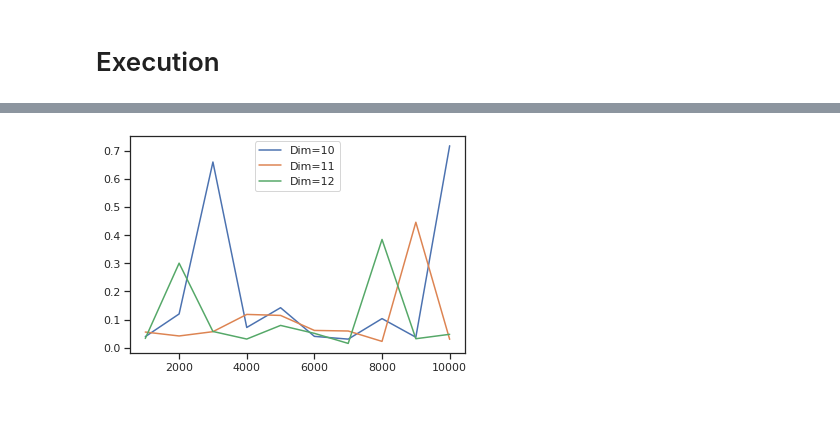
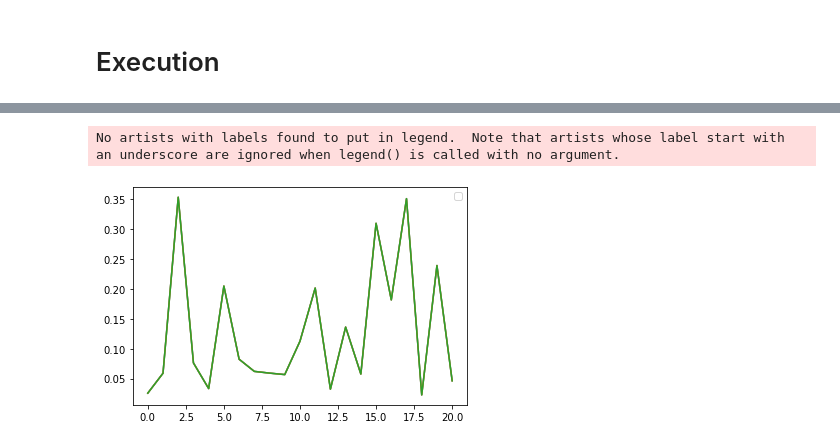
Before and after one commit to Blaine-Mason/NSF-Phase2, a Jupyter notebook: tensor_gmm.ipynb, the cells around one changed output, grey strips where cells are left out. Saved outputs shown, nothing was run; the diff lists cells and outputs as text; code cells hidden in the pictures; blank space fills up the shorter version.

```diff
--- a/tensor_gmm.ipynb
+++ b/tensor_gmm.ipynb
@@ -178,26 +180,3 @@ def add_noise(X, thresh):
     return X
 # %% [markdown]
 # Execution
-# %%
-d = 10
-k = 6
-n = 1000
-tot = k * n
-s = 2
-dist = 20
-spher = True
-cov_range = 2
-
-
-X, A = generate_data()
-X, A = center_gmm(X, A)
-mu = calculate_first_moment(X)
-Sigma = calculate_second_moment(X)
-
-s_est, W, X_whit = extract_information_from_second_moment(Sigma, X)
-
-V_est, lamb = perform_tensor_power_method(X_whit, W, s_est, mu)
-
-A_est = perform_backwards_transformation(V_est, lamb)
-
-#plot_results(X, A, A_est, s_est)
@@ -227,5 +204,19 @@ def Get_Min(A,A_):
     B[:,innerprod] = -B[:, innerprod]
     min_ = Frobenius_Norm(B, A)
     return min_
+# %%
+def findMeans(k):
+    normal = np.zeros((2,k))
+    yesfb = np.zeros((2,k))
+    OG_fb = np.zeros((2,k))
+    for i in range(k):
+            mean = A_est[:, i].T
+            mean_est = A_est_[:, i].T
+            OG_mean = A[:,i].T
+
+            normal[:,i] = np.array([mean[0], mean[1]])
+            yesfb[:,i] = np.array([mean_est[0], mean_est[1]])
+            OG_fb[:,i] = np.array([OG_mean[0], OG_mean[1]])
+    return normal, yesfb, OG_fb
 # %%
 final = []
@@ -324,3 +313,5 @@ df2 = pd.DataFrame(final, columns = ["1000", "2000", "3000", "4000", "5000", "60
+# %%
+df2 = pd.DataFrame(final, index = [f"DIM-{i}" for i in range(10, 31)])
 # %%
 df2
 # %% [output]
@@ -340,8 +336,10 @@ df2
 numpi = df2.to_numpy()
 # %%
 for i in range(0, 3):
-    plt.plot(np.arange(1000, 11000, 1000), numpi[i], label=f'Dim={10 + i}')
+    #plt.plot(np.arange(1000, 3000, 100), numpi[i], label=f'Dim={10 + i}')\
+    plt.plot(numpi)
 plt.legend()
 plt.show()
 # %% [output]
+No artists with labels found to put in legend.  Note that artists whose label start with an underscore are ignored when legend() is called with no argument.
-[figure, old version]
+[figure, new version]
```
Also changed, not shown: parts of 9 cells of this notebook.
